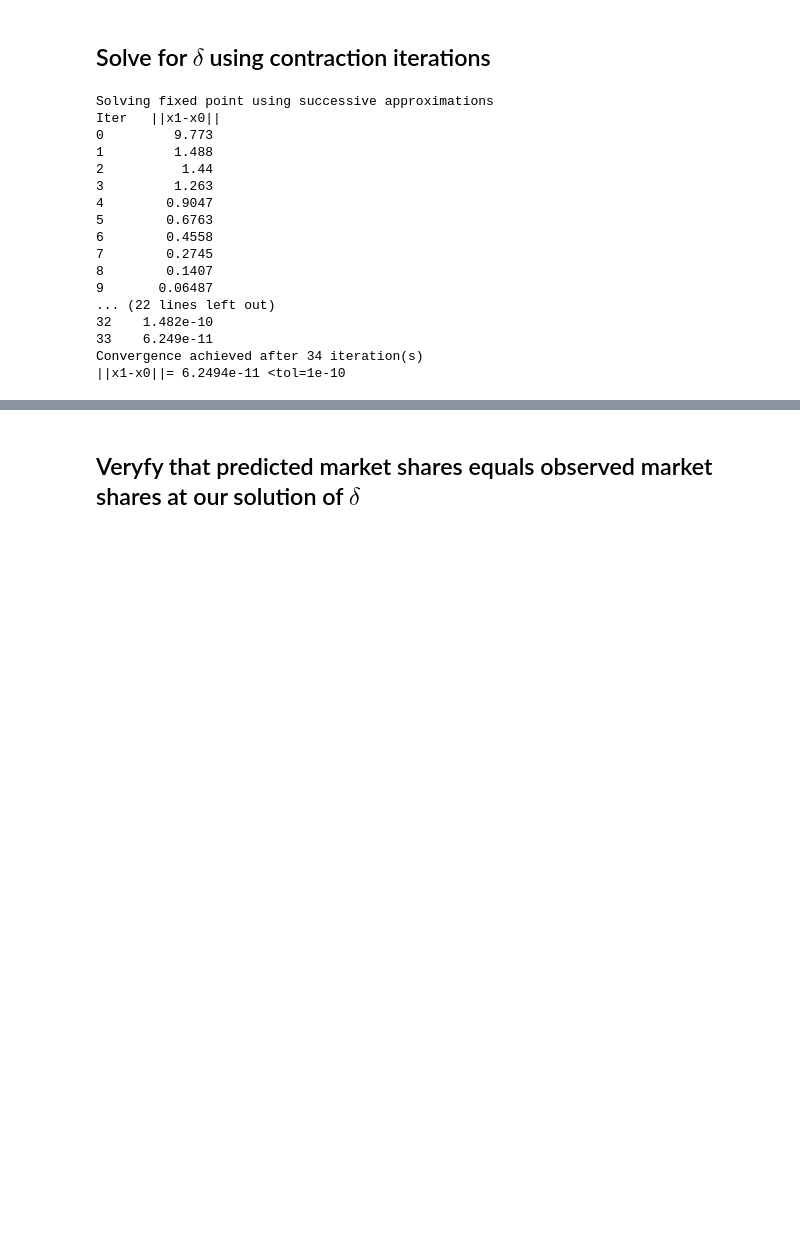
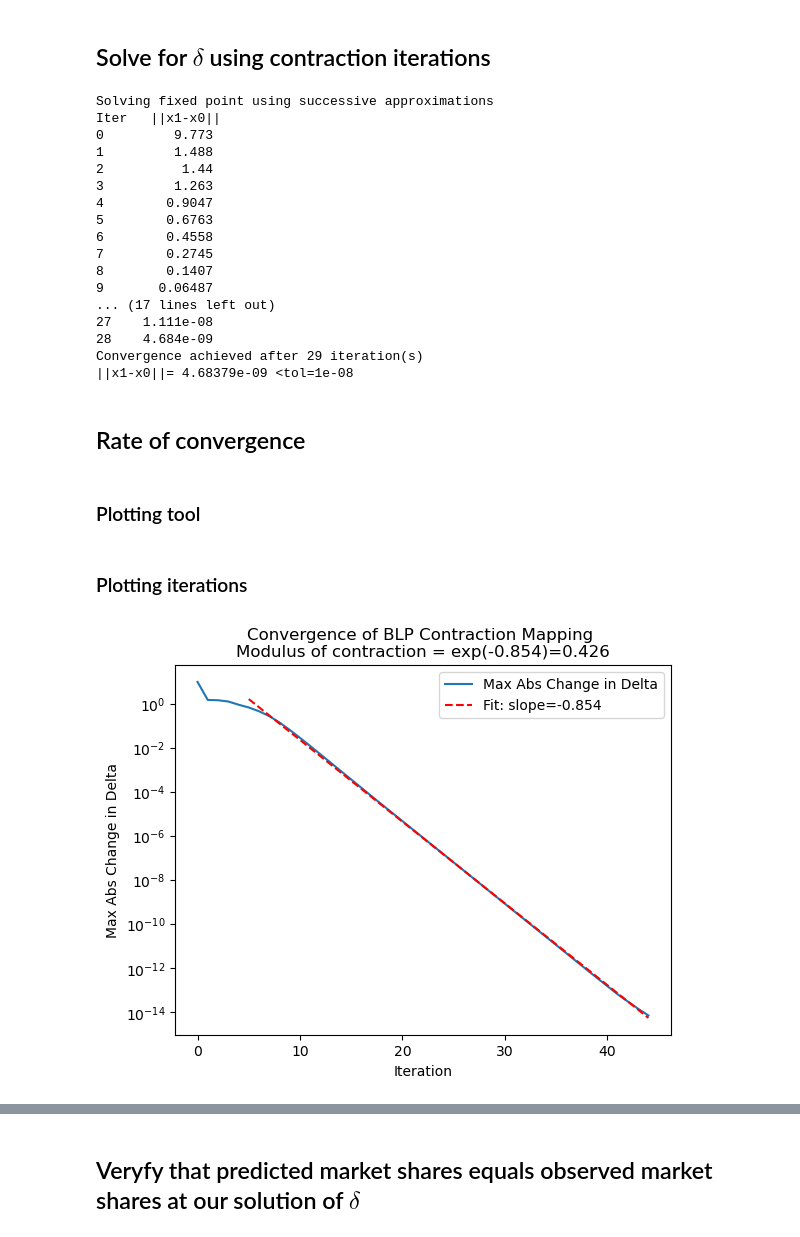
Before and after one commit to bschjerning/EconometricsB, a Jupyter notebook: lectures/15_blp/1_blp.ipynb, the cells around one changed output, grey strips where cells are left out. Cells and saved outputs as stored; diff of their text form; code cells hidden in the pictures; blank space fills up the shorter version.

```diff
--- a/lectures/15_blp/1_blp.ipynb
+++ b/lectures/15_blp/1_blp.ipynb
@@ -233,9 +266,8 @@ def solve_sa(F, x0, maxiter=100, tol=1e-6, verbose='on'):
 # Initial guess for delta (e.g., zero vector)
 delta_init = np.zeros((len(df),1)) # Initialize delta at zeros
 # delta_init= df[["dlogs_jt"]].values # Uncomment to initialize delta at log differences of market shares
-
 # Solve for delta
-delta_hat = solve_sa(contraction_logit, delta_init, verbose='iter', tol=1e-10, maxiter=200)
+delta_hat = solve_sa(contraction_logit, delta_init, verbose='iter', tol=1e-8, maxiter=200)
 # %% [output]
 Solving fixed point using successive approximations
 Iter   ||x1-x0||
@@ -249,8 +281,48 @@ Iter   ||x1-x0||
 7        0.2745
 8        0.1407
 9       0.06487
-... (22 lines left out)
-32    1.482e-10
-33    6.249e-11
-Convergence achieved after 34 iteration(s)
-||x1-x0||= 6.2494e-11 <tol=1e-10
+... (17 lines left out)
+27    1.111e-08
+28    4.684e-09
+Convergence achieved after 29 iteration(s)
+||x1-x0||= 4.68379e-09 <tol=1e-08
+# %% [markdown]
+## Rate of convergence
+# %% [markdown]
+### Plotting tool
+# %%
+import matplotlib.pyplot as plt
+from scipy.stats import linregress
+def plot_convergence(errors):
+    # Convert to array for numerical operations
+    iterations = np.arange(len(errors))
+    log_errors = np.log(errors)
+
+    tail_length=int(len(errors)*.9)
+
+    # Fit linear regression to the tail (e.g., last 20 iterations)
+    slope, intercept, _, _, _ = linregress(iterations[-tail_length:], log_errors[-tail_length:])
+
+    # Plot errors
+    plt.plot(iterations, errors, label="Max Abs Change in Delta")
+    plt.yscale("log")  # Log-scale to see improvement
+    plt.xlabel("Iteration")
+    plt.ylabel("Max Abs Change in Delta")
+    plt.title(f"Convergence of BLP Contraction Mapping \nModulus of contraction = exp({slope:.3f})={np.exp(slope):.3f}")
+
+    # Annotate slope (rate of convergence)
+
+    # Add trend line for estimated convergence rate
+    fit_line = np.exp(intercept + slope * iterations[-tail_length:])
+    plt.plot(iterations[-tail_length:], fit_line, "r--", label=f"Fit: slope={slope:.3f}")
+
+    plt.legend()
+    plt.show()
+# %% [markdown]
+### Plotting iterations
+# %%
+# Solve for delta, store errors and plot iterations on log scale
+delta_hat, errors = solve_sa(contraction_logit, delta_init, verbose='notfy', tol=1e-14, maxiter=200, out='all')
+plot_convergence(errors)
+# %% [output]
+[figure, added]
```
Also changed, not shown: parts of 23 cells of this notebook, 1 other file.
